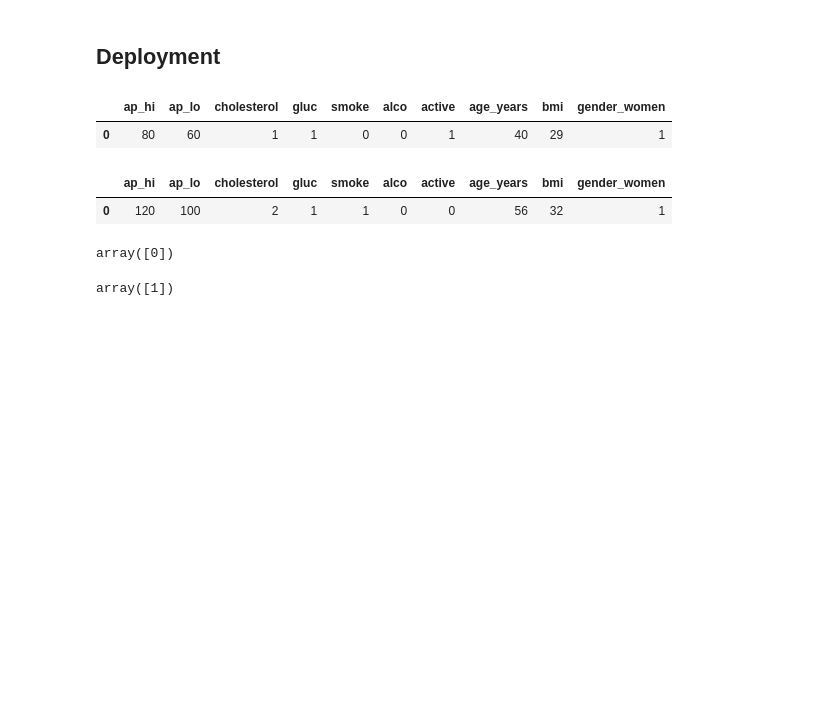
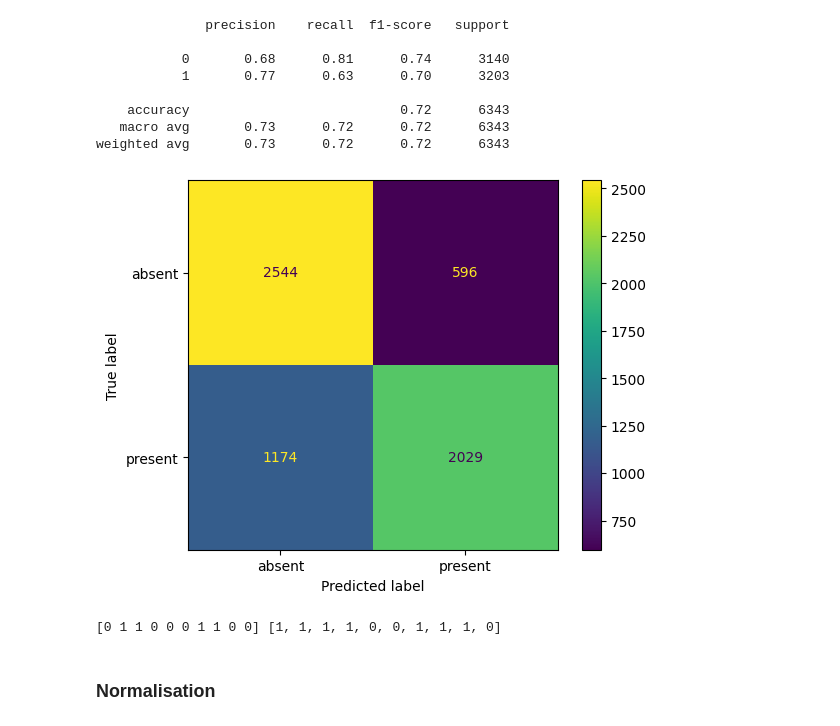
Before and after one commit to CyrilleKolle/cardiovascular_labb, a Jupyter notebook: code/linearSVC_classifier.ipynb, the cells around one changed output. Drawn from its saved outputs; the diff is of its cells as text; code cells hidden in the pictures; blank space fills up the shorter version.

Commit message:
normalisation and standardisation for datsets

```diff
--- a/code/linearSVC_classifier.ipynb
+++ b/code/linearSVC_classifier.ipynb
@@ -125,0 +204,8 @@ print(y_predictions[:10], y_test[:10].to_list())
+# %%
+dataframe_2 = pd.read_csv('../data/cleaned_dataset_1.csv')
+X2, y2 = dataframe.drop("cardio", axis=1), dataframe["cardio"]
+
+X2_train, X2_test, y2_train, y2_test = train_test_split(X2, y2, test_size=0.3)
+X2_train_for_val, X2_val, y2_train_for_val, y2_val = train_test_split(X2_train, y2_train, test_size=0.2)
+
+X2_train_for_val.shape, X2_val.shape, y2_train_for_val.shape, y2_val.shape
@@ -125,0 +216,2 @@ print(y_predictions[:10], y_test[:10].to_list())
+# %%
+classifier_linear_svc.fit(X2_train_for_val, y2_train_for_val)
@@ -125,0 +247,12 @@ print(y_predictions[:10], y_test[:10].to_list())
+# %%
+classification_evaluation(model=classifier_linear_svc, x_test=X2_val, y_test=y2_val)
+# %% [output]
+              precision    recall  f1-score   support
+
+           0       0.68      0.81      0.74      3140
+           1       0.77      0.63      0.70      3203
+
+    accuracy                           0.72      6343
+   macro avg       0.73      0.72      0.72      6343
+weighted avg       0.73      0.72      0.72      6343
+[figure, added]
@@ -126,2 +261,6 @@ print(y_predictions[:10], y_test[:10].to_list())
+# %%
+print(y_predictions[:10], y2_test[:10].to_list())
+# %% [output]
+[0 1 1 0 0 0 1 1 0 0] [1, 1, 1, 1, 0, 0, 1, 1, 1, 0]
 # %% [markdown]
-## Deployment
+### Normalisation
@@ -130,20 +266,0 @@ pipe = pipe_model(("scaler", scaler), ("svc", LinearSVC(C=1)))
-# %%
-user1 = user_input(ap_hi=[80], ap_lo=[60],cholesterol=[1], smoke=[0], active=[1],gluc=[1],alco=[0], age=[40],bmi=[29], gender=[1])
-user1
-# %% [output]
-|  | ap_hi | ap_lo | cholesterol | gluc | smoke | alco | active | age_years | bmi | gender_women |
-| 0 | 80 | 60 | 1 | 1 | 0 | 0 | 1 | 40 | 29 | 1 |
-# %%
-user2 = user_input(ap_hi=[120], ap_lo=[100],cholesterol=[2], smoke=[1], active=[0],gluc=[1],alco=[0], age=[56],bmi=[32], gender=[1])
-user2
-# %% [output]
-|  | ap_hi | ap_lo | cholesterol | gluc | smoke | alco | active | age_years | bmi | gender_women |
-| 0 | 120 | 100 | 2 | 1 | 1 | 0 | 0 | 56 | 32 | 1 |
-# %%
-pipe.predict(user1)
-# %% [output]
-array([0])
-# %%
-pipe.predict(user2)
-# %% [output]
-array([1])
```
Also changed, not shown: parts of 34 cells of this notebook.
